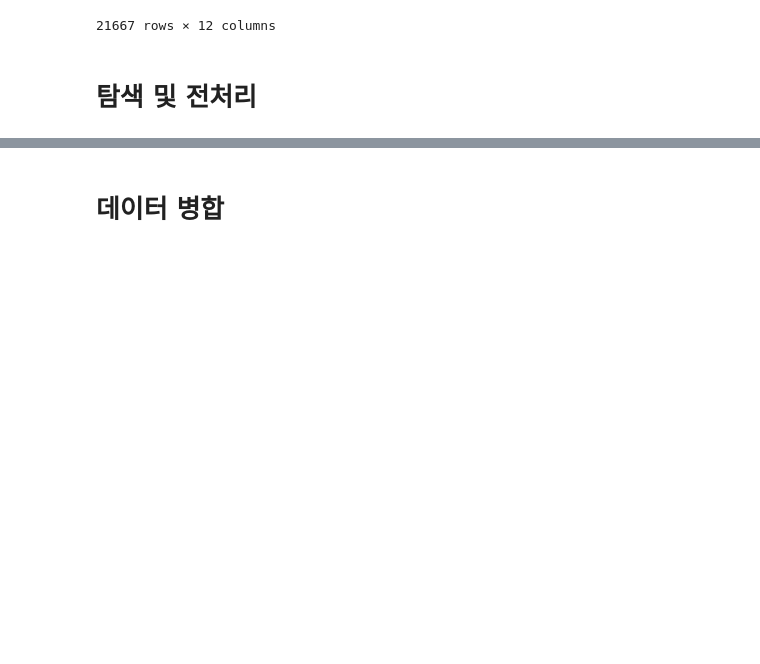
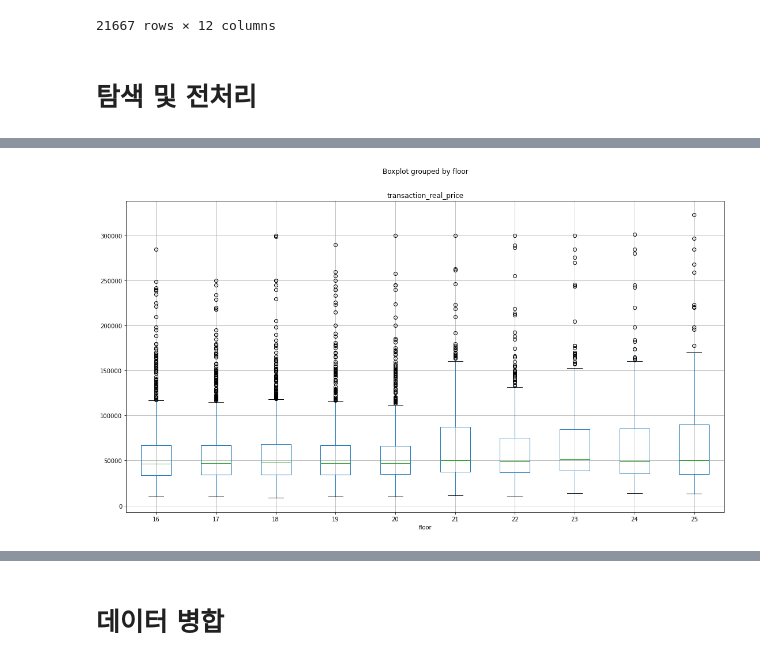
Before and after one commit to seonydg/ml-predicting-the-actual-price-of-apartments-dacon-zigbang, a Jupyter notebook: Predicting the Actual Price of Apartments-DACON.ipynb, the cells around one changed output, grey strips where cells are left out. Cells and saved outputs as stored; diff of their text form; code cells hidden in the pictures; blank space fills up the shorter version.

```diff
--- a/Predicting the Actual Price of Apartments-DACON.ipynb
+++ b/Predicting the Actual Price of Apartments-DACON.ipynb
@@ -100,0 +274,5 @@ ref_df
+# %%
+df.loc[df['floor_level'] == 'middle'].boxplot(column = 'transaction_real_price', by = 'floor')
+plt.show()
+# %% [output]
+[figure, added]
```
Also changed, not shown: parts of 59 cells of this notebook.
